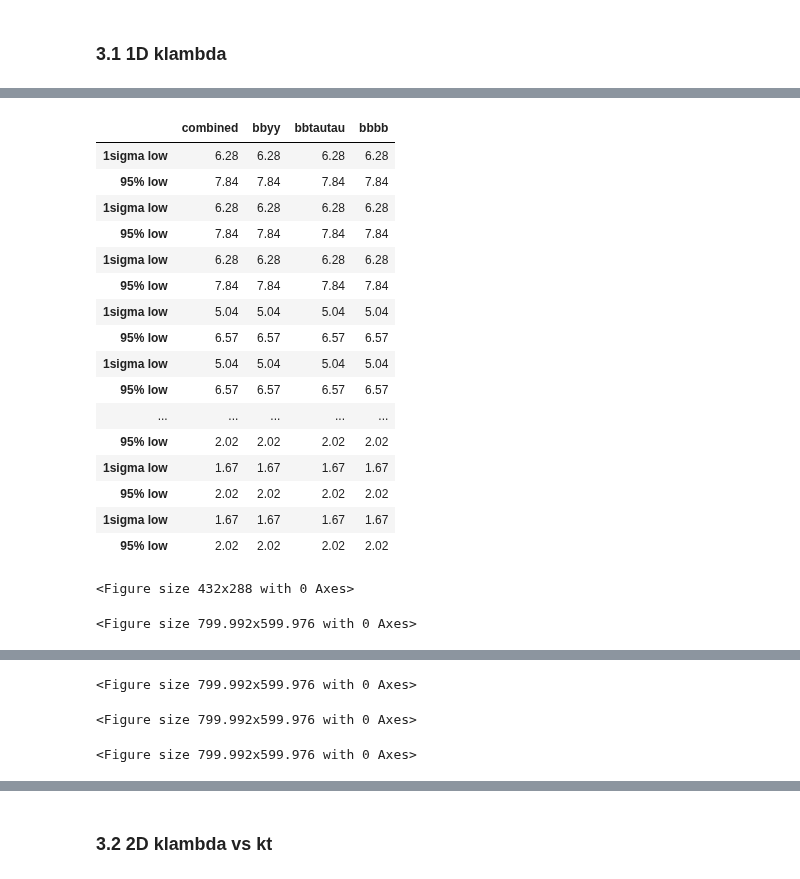
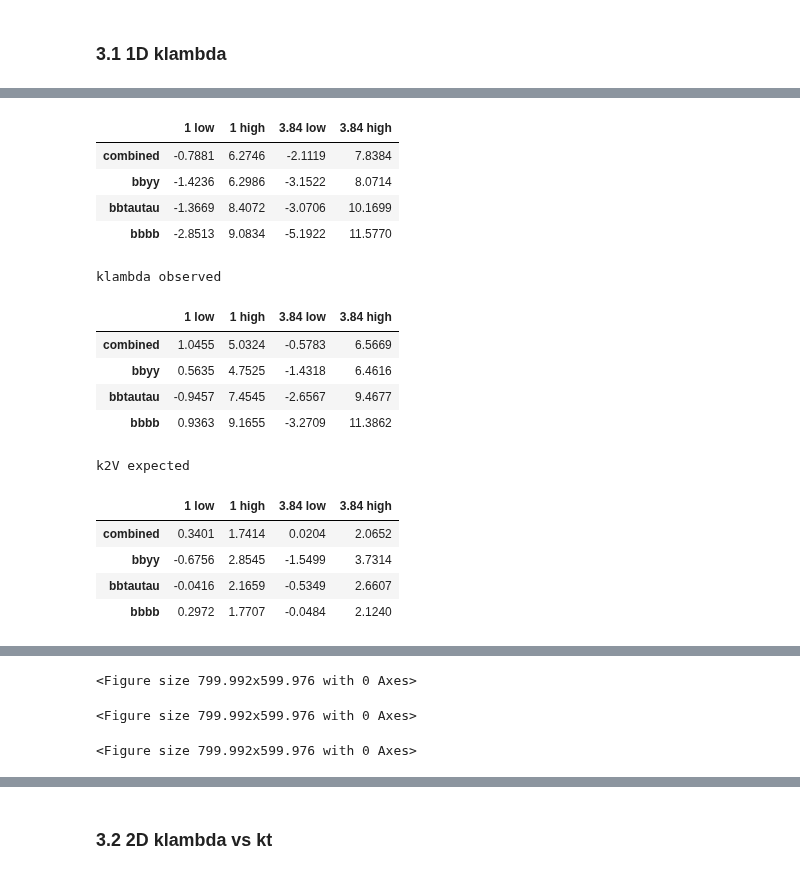
Before and after one commit to dyl64/hh_combination_fw, a Jupyter notebook: tutorials/HHH2022/GenPlots.ipynb, the cells around one changed output, grey strips where cells are left out. Saved outputs shown, nothing was run; the diff lists cells and outputs as text; code cells hidden in the pictures.

```diff
--- a/tutorials/HHH2022/GenPlots.ipynb
+++ b/tutorials/HHH2022/GenPlots.ipynb
@@ -166,7 +192,7 @@ def get_xsection_scan_limit(poi = 'klambda'):
     return kl_param_limit_df
 
 
-def get_intersections(lambdas, n_exp, lambdas_th, n_th):
+def get_intersections2(lambdas, n_exp, lambdas_th, n_th):
     # get the intersection between expected and theory prediction
 
     # interpolate expected limit with same number of datapoints as used in theory prediction
@@ -502,7 +535,7 @@ def plot_xsection_scan_k2v(k2v_param_limit_df, channel, mH, production='vbf', po
     k2v_values =  k2v_param_limit_df['bbyy'].index.astype(float).values
     theory_xs_values = theory_cross_section_k2v((np.array(k2v_values), kl_value, kv_value))
 
-    k2v_values_dense = np.linspace(min(k2v_values), max(k2v_values), 1000)
+    k2v_values_dense = np.linspace(min(k2v_values), max(k2v_values), 200000)
     theory_xs_values_dense = theory_cross_section_k2v((np.array(k2v_values_dense), kl_value, kv_value))
 
     if production.lower() == 'vbf':
@@ -530,9 +563,17 @@ def plot_xsection_scan_k2v(k2v_param_limit_df, channel, mH, production='vbf', po
             'loc': (0.58, 0.58),
             'fontsize': 17
         },
-        'axis': {
+        'axis':{
             'tick_bothsides': True,
-        }
+            'major_length': 12,
+            'labelsize': 25,
+        },
+        'xlabel': {
+            'fontsize': 30,
+        },
+        'ylabel': {
+            'fontsize': 30,
+        },
     }
 
     poi_name = {
@@ -540,8 +581,8 @@ def plot_xsection_scan_k2v(k2v_param_limit_df, channel, mH, production='vbf', po
         'k2v': r'$\kappa_{2V}$',
     }
     ylabel = {
-        'vbf': r"$\sigma_{VBF}(\mathit{HH}) [fb]$",
-        'all': r"$\sigma_{ggF+VBF}(\mathit{HH}) [fb]$",
+        'vbf': r"$\sigma_{VBF}(\mathit{HH})$ [fb]",
+        'all': r"$\sigma_{ggF+VBF}(\mathit{HH})$ [fb]",
     }
 
     plotter = UpperLimit2DPlot(k2v_param_limit_df[channel],  labels={'expected': 'Expected limit (95% CL)\n'+r'($\mathit{\mu_{HH}} = 0$ hypothesis)'},
@@ -562,11 +603,11 @@ def plot_xsection_scan_k2v(k2v_param_limit_df, channel, mH, production='vbf', po
     }
     ax = plotter.draw(xlabel=poi_name[poi], ylabel=ylabel[production.lower()],
                  draw_observed=True, log=True, ylim=ylim[poi], xlim=[xmin, xmax], observed_marker='', linewidth=4, draw_errorband=not disable_error)
-#     intersections = get_intersections(k2v_values,
+#     intersections = get_intersections2(k2v_values,
 #                                       theory_xs_values*k2v_param_limit_df[channel]['0'],
 #                                       k2v_values_dense, theory_xs_values_dense)
 
-#     intersections_obs = get_intersections(k2v_values,
+#     intersections_obs = get_intersections2(k2v_values,
 #                                       theory_xs_values*k2v_param_limit_df[channel]['obs'],
 #                                       k2v_values_dense, theory_xs_values_dense)
 #     ax.annotate(r'Expected: '+poi_name[poi]+'$ \in [%.1f, %.1f]$' %(intersections[0], intersections[1]),
@@ -759,7 +800,7 @@ def get_interval(df, level):
     xvalues = df['klambda'].to_numpy()
     yvalues = df['qmu'].to_numpy()
     func_theory = interp1d(xvalues, yvalues)
-    x_new = np.arange(min(xvalues), max(xvalues), 0.01)
+    x_new = np.arange(min(xvalues), max(xvalues), 0.0001)
     y_new = func_theory(x_new)
 
     asign = np.sign(y_new-level)
@@ -1120,20 +1218,28 @@ def kappa_name_1D(study):
     }
     return name_map[study], study, xrange[study], yrange[study]
 # %%
+from IPython.display import display, HTML
+
 # 1D
-df_all = []
+df_all = {}
+
 for study in studies:
     if '_' in study and 'profile' not in study: continue
+    df_all[study] = {}
     for o in obs:
+        df_all[study][o] = []
         xlabel, xattrib, xrange, yrange = kappa_name_1D(study)
         if 'profile' in study:
             xattrib = xattrib.split('_')[0]
         for status in statuses:
             df = plot_1D(likelihood_df, study, o, xlabel=xlabel, xattrib=xattrib, xmin = xrange[0], xmax = xrange[1], ymin=yrange[0], ymax = yrange[1], status=status)
-            df_all.append(df)
-            print(df)
-        print('\n\n')
-pd.concat(df_all)
+            break
+        df_all[study][o].append(df)
+
+for study in df_all:
+    for o in df_all[study]:
+        print(study, o)
+        display(pd.concat(df_all[study][o]).T)
 
 # styles_map_alter = {
 #     'expected': {"color": 'k', "linestyle": '--', "marker": ","},
@@ -1171,19 +1277,17 @@ Save /afs/cern.ch/work/z/zhangr/HHcomb/hh_combination_fw/hh_combination_fw/tutor
-|  | combined | bbyy | bbtautau | bbbb |
-| 1sigma low | 6.28 | 6.28 | 6.28 | 6.28 |
-| 95% low | 7.84 | 7.84 | 7.84 | 7.84 |
-| 1sigma low | 6.28 | 6.28 | 6.28 | 6.28 |
-| 95% low | 7.84 | 7.84 | 7.84 | 7.84 |
-| 1sigma low | 6.28 | 6.28 | 6.28 | 6.28 |
-| 95% low | 7.84 | 7.84 | 7.84 | 7.84 |
-| 1sigma low | 5.04 | 5.04 | 5.04 | 5.04 |
-| 95% low | 6.57 | 6.57 | 6.57 | 6.57 |
-| 1sigma low | 5.04 | 5.04 | 5.04 | 5.04 |
-| 95% low | 6.57 | 6.57 | 6.57 | 6.57 |
-| ... | ... | ... | ... | ... |
-| 95% low | 2.02 | 2.02 | 2.02 | 2.02 |
-| 1sigma low | 1.67 | 1.67 | 1.67 | 1.67 |
-| 95% low | 2.02 | 2.02 | 2.02 | 2.02 |
-| 1sigma low | 1.67 | 1.67 | 1.67 | 1.67 |
-| 95% low | 2.02 | 2.02 | 2.02 | 2.02 |
+|  | 1 low | 1 high | 3.84 low | 3.84 high |
+| combined | -0.7881 | 6.2746 | -2.1119 | 7.8384 |
+| bbyy | -1.4236 | 6.2986 | -3.1522 | 8.0714 |
+| bbtautau | -1.3669 | 8.4072 | -3.0706 | 10.1699 |
+| bbbb | -2.8513 | 9.0834 | -5.1922 | 11.5770 |
-<Figure size 432x288 with 0 Axes>
+klambda observed
+|  | 1 low | 1 high | 3.84 low | 3.84 high |
+| combined | 1.0455 | 5.0324 | -0.5783 | 6.5669 |
+| bbyy | 0.5635 | 4.7525 | -1.4318 | 6.4616 |
+| bbtautau | -0.9457 | 7.4545 | -2.6567 | 9.4677 |
+| bbbb | 0.9363 | 9.1655 | -3.2709 | 11.3862 |
-<Figure size 799.992x599.976 with 0 Axes>
+k2V expected
+|  | 1 low | 1 high | 3.84 low | 3.84 high |
+| combined | 0.3401 | 1.7414 | 0.0204 | 2.0652 |
+| bbyy | -0.6756 | 2.8545 | -1.5499 | 3.7314 |
+| bbtautau | -0.0416 | 2.1659 | -0.5349 | 2.6607 |
+| bbbb | 0.2972 | 1.7707 | -0.0484 | 2.1240 |
```
Also changed, not shown: parts of 21 cells of this notebook, 10 other files.
